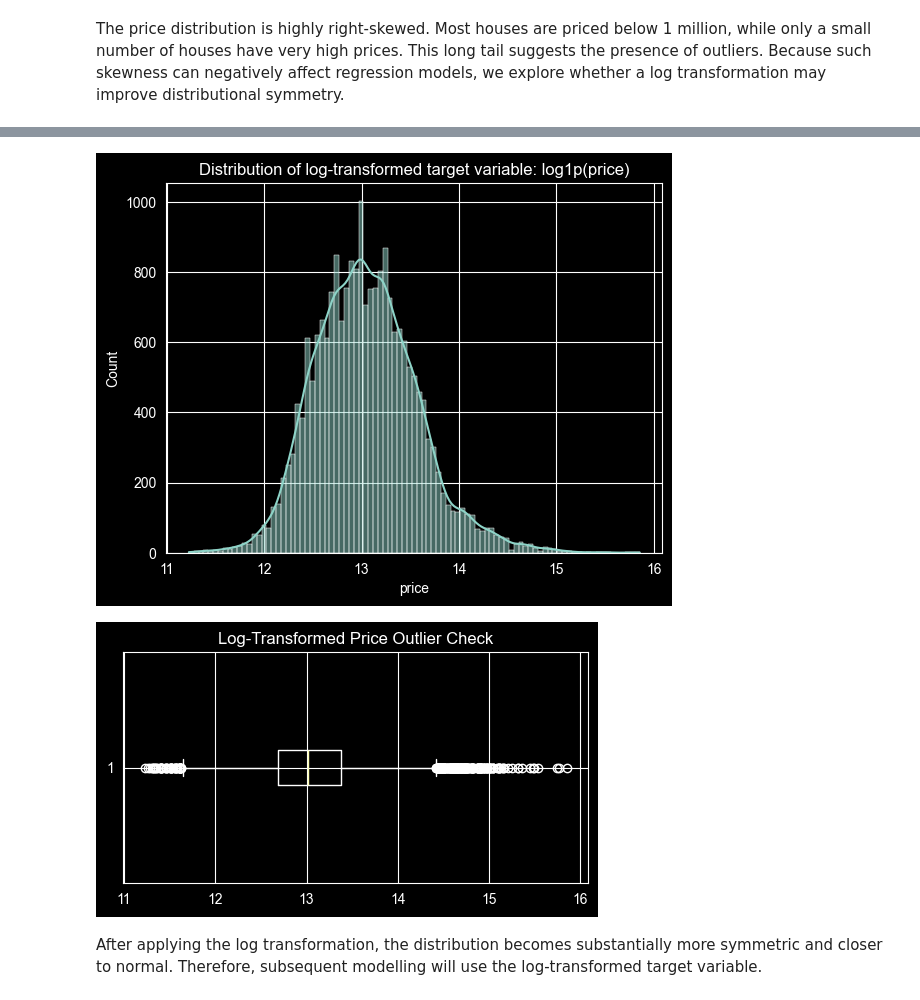
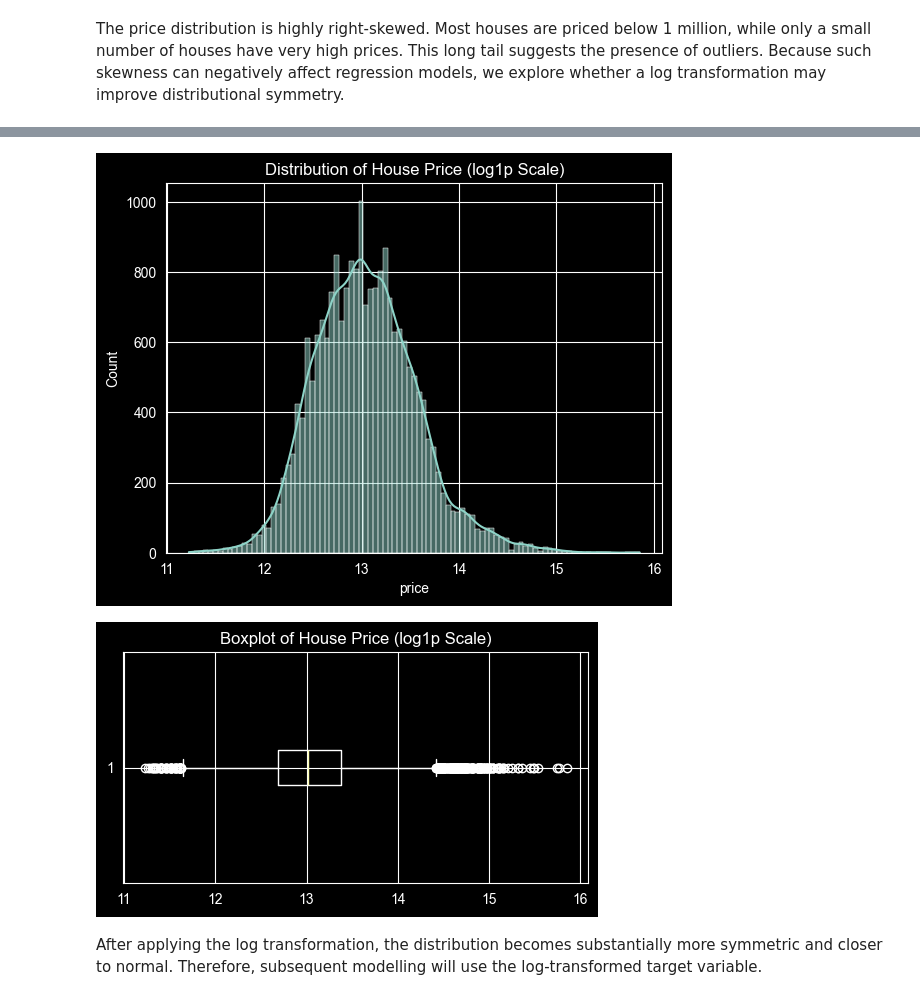
Before and after one commit to yang2094582004-ai/MSIN0097-Assessment-1---Individual-Assignment, a Jupyter notebook: PA.ipynb, the cells around one changed output, grey strips where cells are left out. Drawn from its saved outputs; the diff is of its cells as text; code cells hidden in the pictures.

```diff
--- a/PA.ipynb
+++ b/PA.ipynb
@@ -135,16 +133,16 @@ The plot shows a strong positive relationship between living area and price. Lar
 # %%
 sns.histplot(np.log1p(df["price"]), kde=True)
-plt.title("Distribution of log-transformed target variable: log1p(price)")
+plt.title("Distribution of House Price (log1p Scale)")
 plt.show()
 # %% [output]
-[figure, old version]
+[figure, new version]
 # %%
 plt.figure(figsize=(6,3))
 plt.boxplot(np.log1p(df["price"]), vert=False)
-plt.title("Log-Transformed Price Outlier Check")
+plt.title("Boxplot of House Price (log1p Scale)")
 plt.show()
 # %% [output]
-[figure, old version]
+[figure, new version]
 # %% [markdown]
 After applying the log transformation, the distribution becomes substantially more symmetric and closer to normal. Therefore, subsequent modelling will use the log-transformed target variable.
 # %%
```
Also changed, not shown: parts of 6 cells of this notebook.
